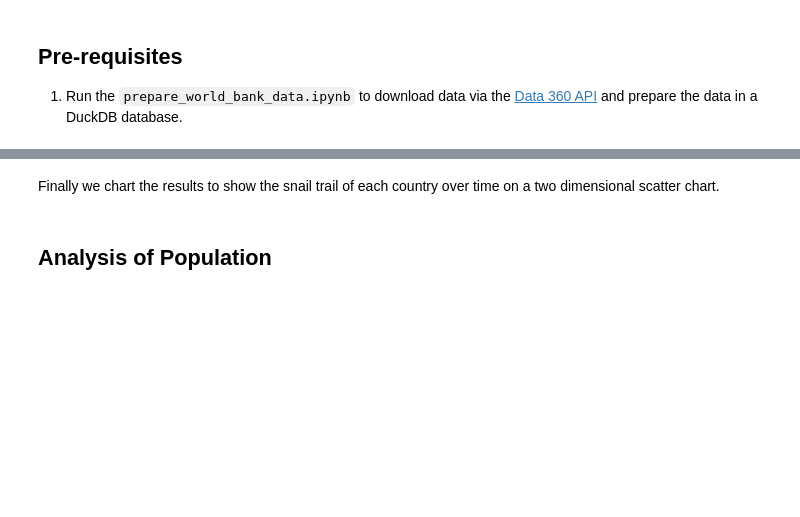
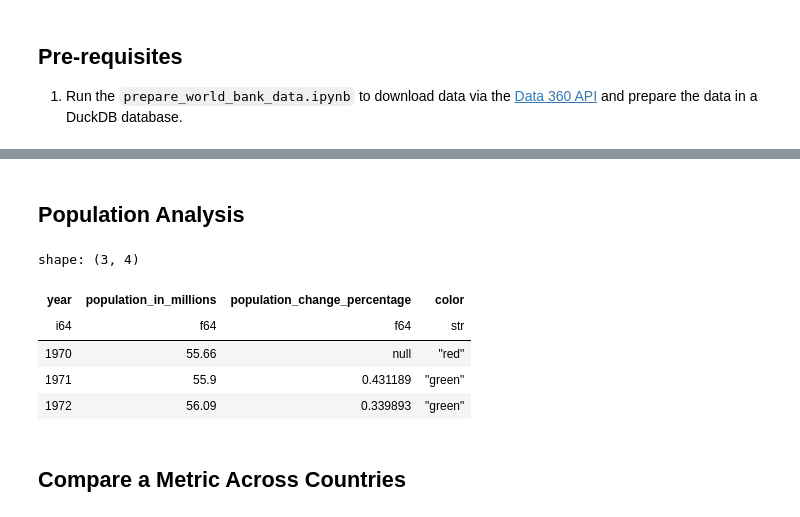
Before and after one commit to Smartitect/streamlit-workshop, a Jupyter notebook: notebooks/world_bank/explore_world_bank_data.ipynb, the cells around one changed output, grey strips where cells are left out. Cells and saved outputs as stored; diff of their text form; code cells hidden in the pictures; blank space fills up the shorter version.

```diff
--- a/notebooks/world_bank/explore_world_bank_data.ipynb
+++ b/notebooks/world_bank/explore_world_bank_data.ipynb
@@ -135,3 +49 @@ fig.show()
-# %% [markdown]
-Finally we chart the results to show the snail trail of each country over time on a two dimensional scatter chart.
 # %%
@@ -159,23 +51,14 @@ fig.show()
 # %% [markdown]
-## Analysis of Population
+## Population Analysis
 # %%
-uk_population = (
-    world_wealth_and_health
-    # Filter in one step based on country name and year
-    .filter(pl.col("country_name") == "United Kingdom")  # type: ignore
-    # Add a new column for population in millions
-    .with_columns((pl.col("population") / 1000000).alias("population_in_millions"))
-    .sort("year", descending=False)
-    .with_columns(
-        (((pl.col("population_in_millions") - pl.col("population_in_millions").shift(1))) / pl.col("population_in_millions").shift(1) * 100)
-        .alias("population_change_percentage")  # Add new column for population change percentage
-    )
-    .with_columns(
-        pl.when(pl.col("population_change_percentage") > 0)
-        .then(pl.lit("green"))
-        .otherwise(pl.lit("red"))
-        .alias("color")  # Add new column for color based on population change
-    )
-    .select(["year", "population_in_millions", "population_change_percentage", "color"])
-)
+COUNTRY = "United Kingdom"
+uk_population = wrangler.get_population_analysis(COUNTRY)
+uk_population.head(3)
+# %% [output]
+shape: (3, 4)
+| year | population_in_millions | population_change_percentage | color |
+| i64 | f64 | f64 | str |
+| 1970 | 55.66 | null | "red" |
+| 1971 | 55.9 | 0.431189 | "green" |
+| 1972 | 56.09 | 0.339893 | "green" |
 # %%
@@ -220,0 +66,2 @@ fig.show()
+# %% [markdown]
+## Compare a Metric Across Countries
```
Also changed, not shown: parts of 14 cells of this notebook, 7 other files.
